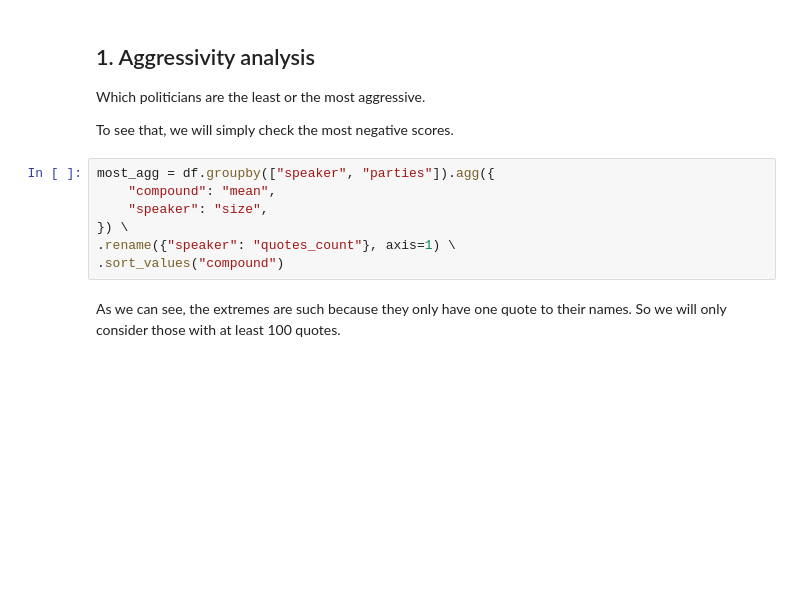
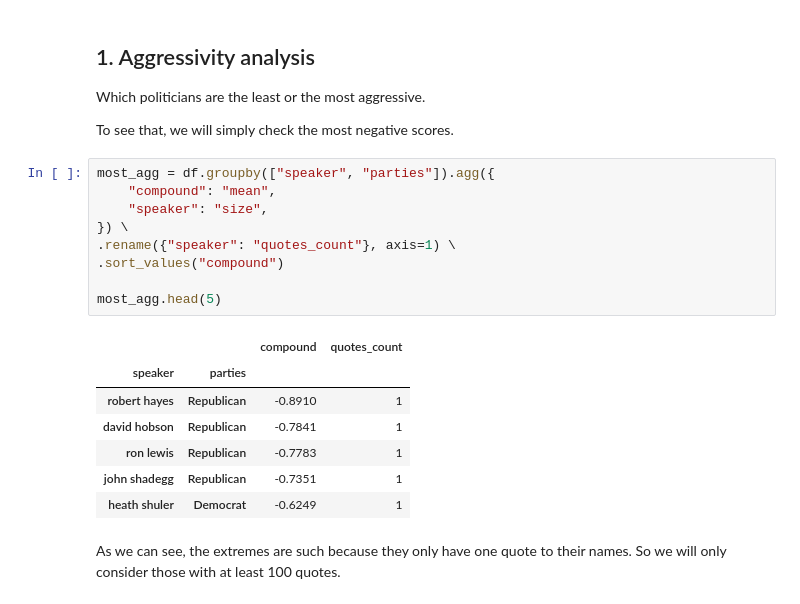
Before and after one commit to epfl-ada/ada-2021-project-apa, a Jupyter notebook: speaker_aggressivity.ipynb, the cells around one changed output. Cells and saved outputs as stored; diff of their text form; blank space fills up the shorter version.

```diff
--- a/speaker_aggressivity.ipynb
+++ b/speaker_aggressivity.ipynb
@@ -116,10 +116,20 @@ To see that, we will simply check the most negative scores.
 # %%
 most_agg = df.groupby(["speaker", "parties"]).agg({
     "compound": "mean",
     "speaker": "size",
 }) \
 .rename({"speaker": "quotes_count"}, axis=1) \
 .sort_values("compound")
+
+most_agg.head(5)
+# %% [output]
+|  |  | compound | quotes_count |
+| speaker | parties |  |  |
+| robert hayes | Republican | -0.8910 | 1 |
+| david hobson | Republican | -0.7841 | 1 |
+| ron lewis | Republican | -0.7783 | 1 |
+| john shadegg | Republican | -0.7351 | 1 |
+| heath shuler | Democrat | -0.6249 | 1 |
 # %% [markdown]
 As we can see, the extremes are such because they only have one quote to their names. So we will only consider those with at least 100 quotes.
 # %%
```
Also changed, not shown: parts of 9 cells of this notebook, 3 other files.
